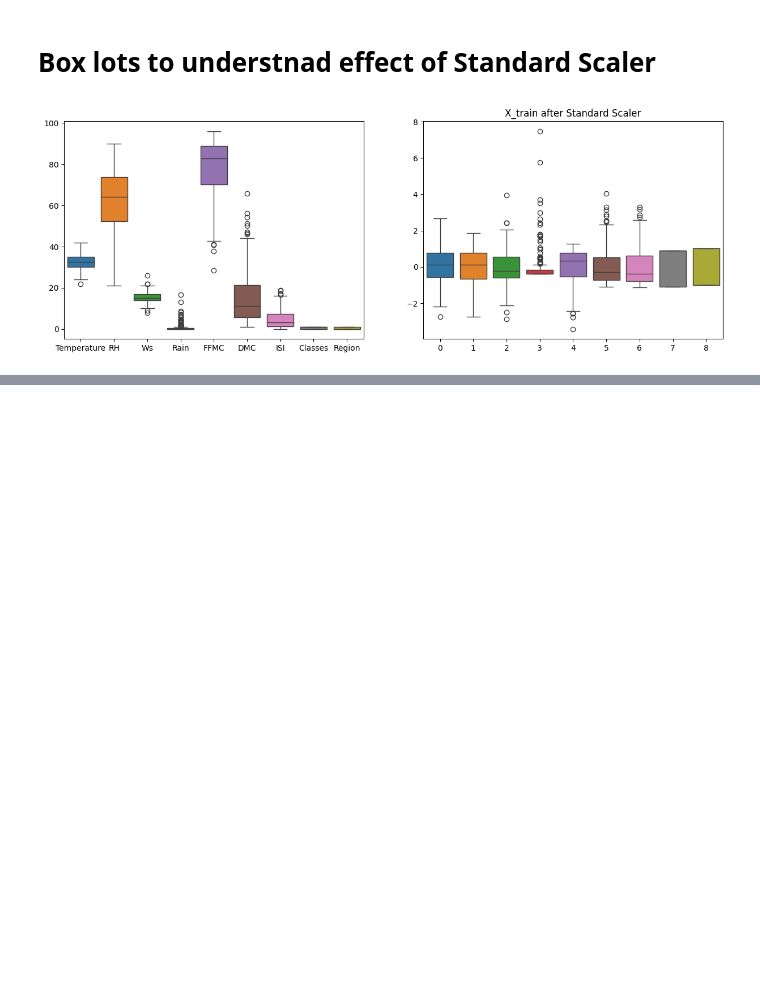
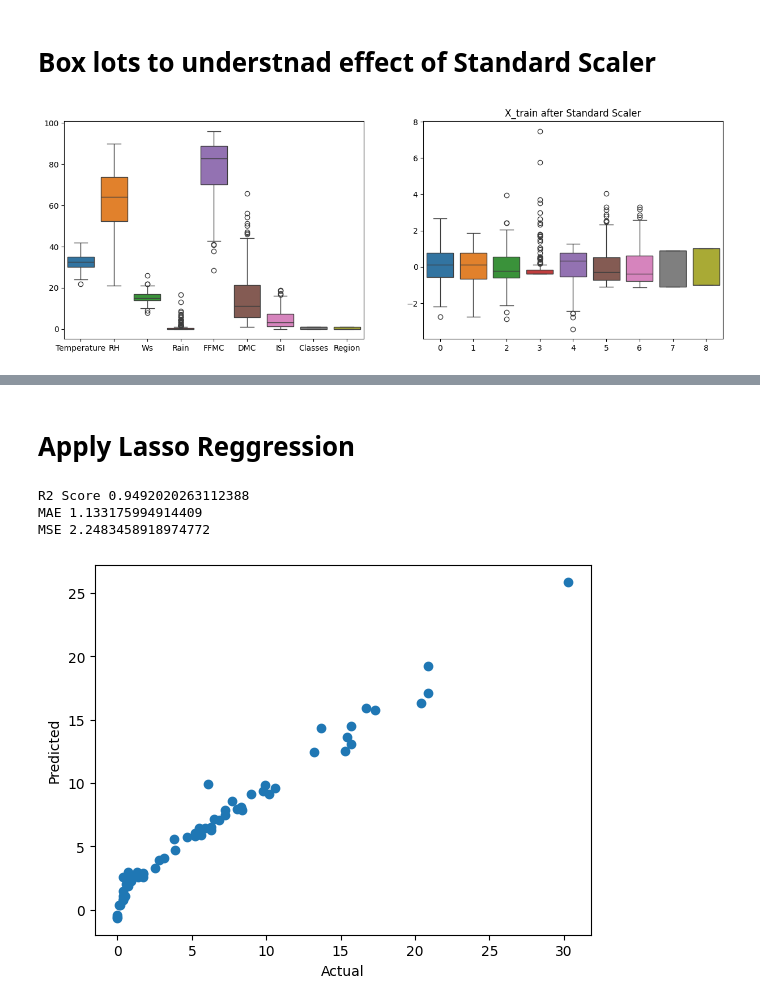
Before and after one commit to nomanabdullah04/MaChineLearning, a Jupyter notebook: RidgeLessoElasticNet(2).ipynb, the cells around one changed output, grey strips where cells are left out. Saved outputs shown, nothing was run; the diff lists cells and outputs as text; code cells hidden in the pictures; blank space fills up the shorter version.

```diff
--- a/RidgeLessoElasticNet(2).ipynb
+++ b/RidgeLessoElasticNet(2).ipynb
@@ -338,0 +361,20 @@ plt.show()
+# %% [markdown]
+# **Apply Lasso Reggression**
+# %%
+from sklearn.linear_model import Lasso
+from sklearn.metrics import r2_score,mean_absolute_error,mean_squared_error
+lasso=Lasso()
+lasso.fit(x_train_scaled,y_train)
+y_pred=lasso.predict(x_test_scaled)
+print("R2 Score",r2_score(y_test,y_pred))
+print("MAE",mean_absolute_error(y_test,y_pred))
+print("MSE",mean_squared_error(y_test,y_pred))
+plt.scatter(y_test,y_pred)
+plt.xlabel("Actual")
+plt.ylabel("Predicted")
+plt.show()
+# %% [output]
+R2 Score 0.9492020263112388
+MAE 1.133175994914409
+MSE 2.2483458918974772
+[figure, added]
```
Also changed, not shown: parts of 16 cells of this notebook.
